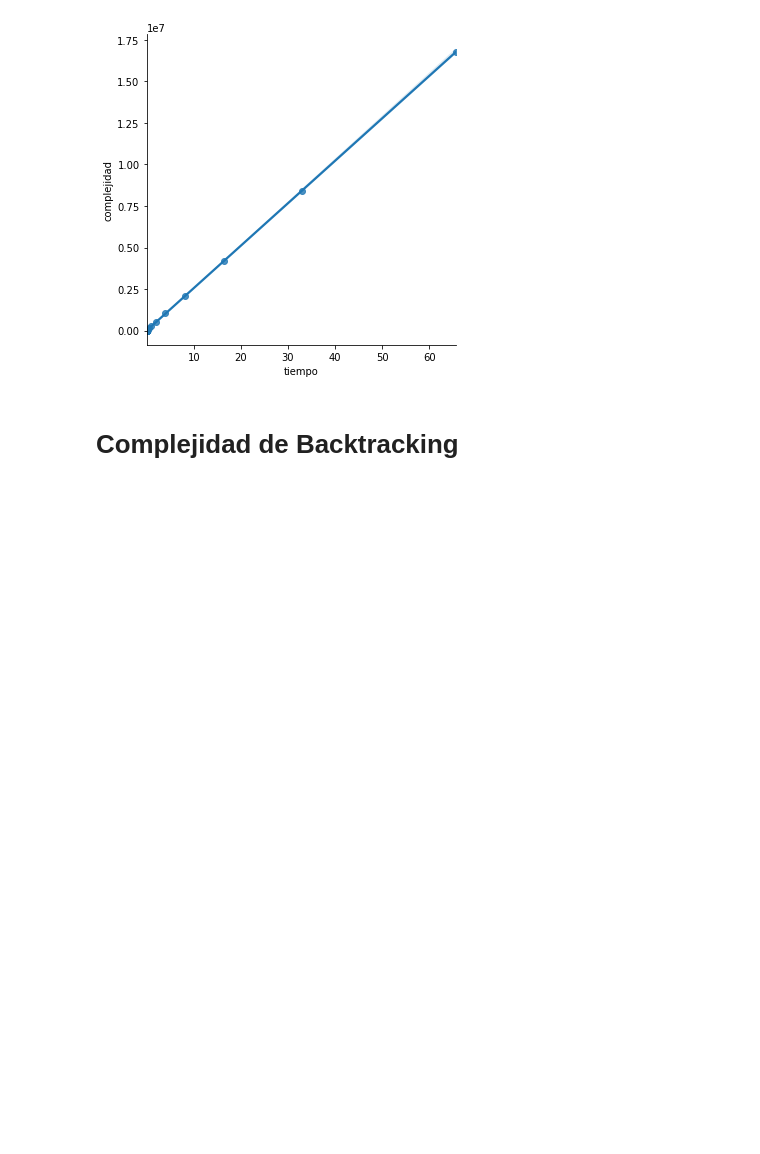
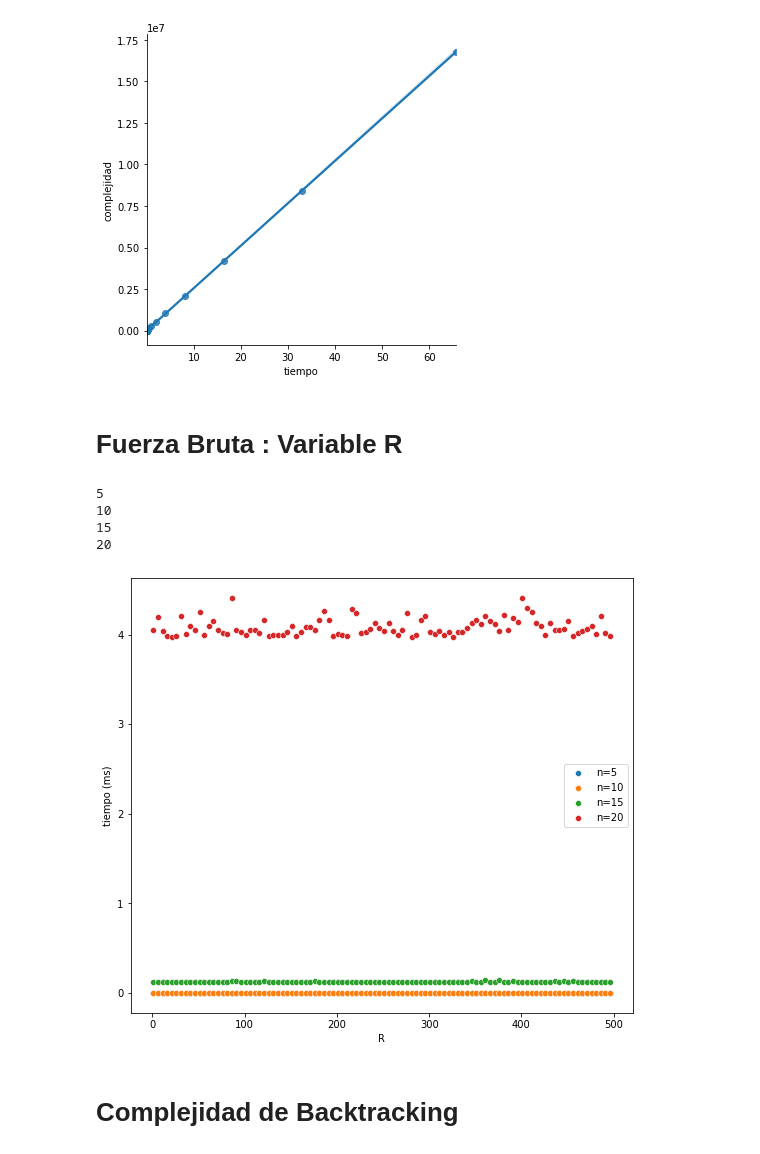
Before and after one commit to gianluca-capelo/tp1-algo3, a Jupyter notebook: python/analisis.ipynb, the cells around one changed output. Cells and saved outputs as stored; diff of their text form; code cells hidden in the pictures; blank space fills up the shorter version.

```diff
--- a/python/analisis.ipynb
+++ b/python/analisis.ipynb
@@ -95,6 +84,29 @@ print("Índice de correlación de Pearson:", correlacion_pearson(df_FBPS, "tiemp
 # %% [output]
 Índice de correlación de Pearson: 0.9999929212328152
 [figure]
+# %% [markdown]
+# Fuerza Bruta : Variable R
+# %%
+for n in range(5,21,5):
+    print(n)
+# %% [output]
+5
+10
+15
+20
+# %%
+# Graficamos la evolución del tiempo de ejecución en función de W, con cortes en distintos n.
+df_fb2= df_resultados[(df_resultados["metodo"]=="FB") & (df_resultados["dataset"]=="fb2")].copy();
+fig, ax = plt.subplots(figsize=(9,8))
+fig = sns.scatterplot(data=df_fb2[df_fb2["n"]==5], x='R', y='tiempo');
+fig = sns.scatterplot(data=df_fb2[df_fb2["n"]==10], x='R', y='tiempo');
+fig = sns.scatterplot(data=df_fb2[df_fb2["n"]==15], x='R', y='tiempo');
+fig = sns.scatterplot(data=df_fb2[df_fb2["n"]==20], x='R', y='tiempo');
+fig.legend(labels=['n=5','n=10','n=15','n=20']);
+fig.set(xlabel='R', ylabel='tiempo (ms)');
+#plt.savefig("graficos/dp-W.svg");
+# %% [output]
+[figure, added]
 # %% [markdown]
 # Complejidad de Backtracking
 # %% [markdown]
```
Also changed, not shown: parts of 10 cells of this notebook, 2 other files.
